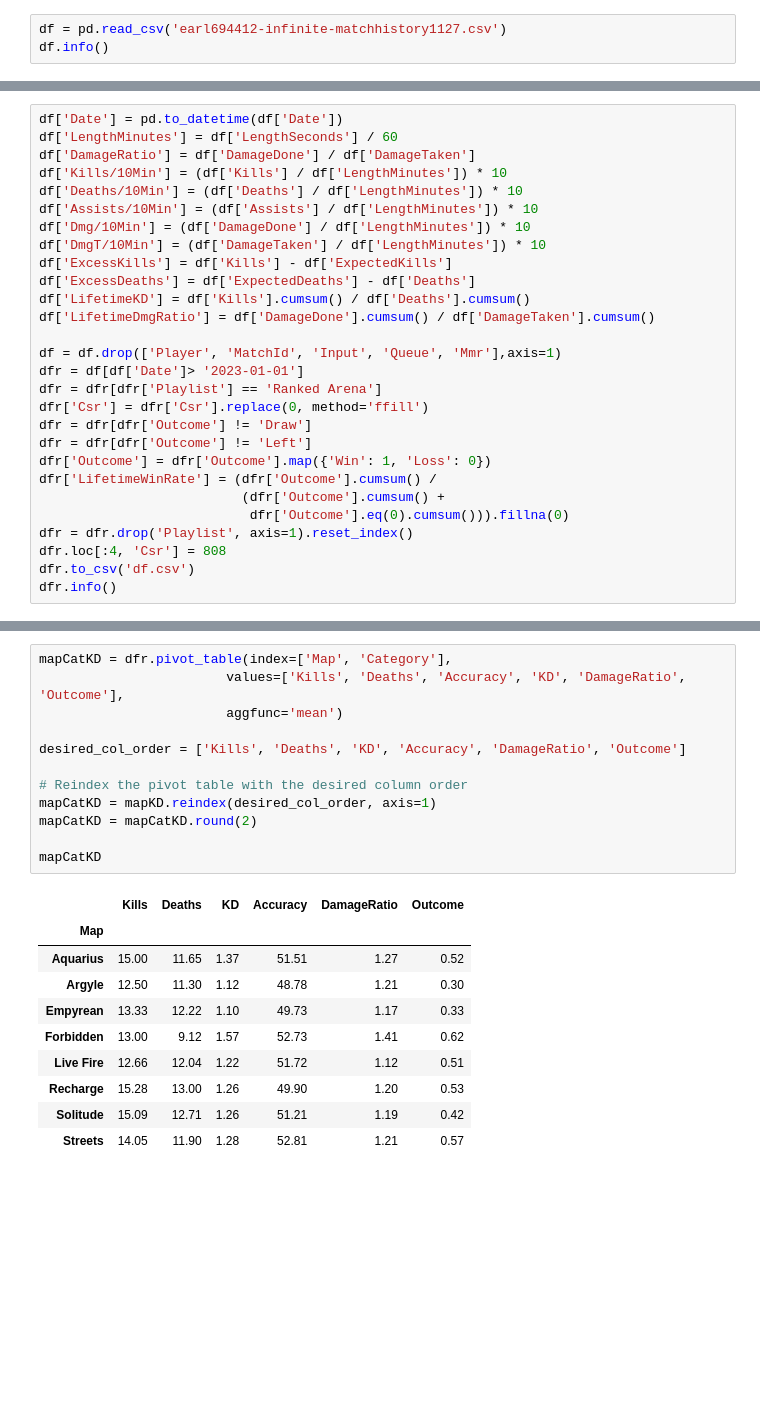
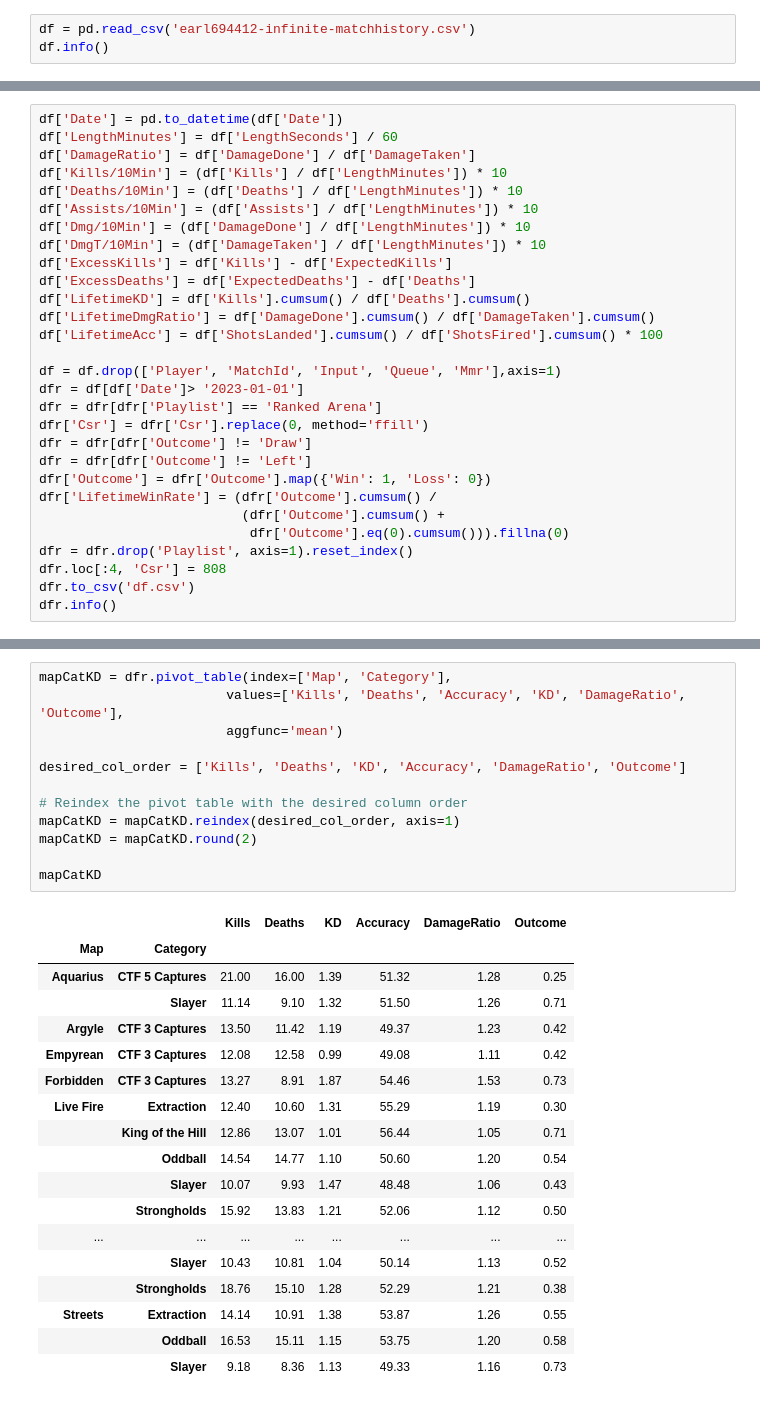
Before and after one commit to palmerac/Halo, a Jupyter notebook: halo.ipynb, the cells around one changed output, grey strips where cells are left out. Drawn from its saved outputs; the diff is of its cells as text; blank space fills up the shorter version.

```diff
--- a/halo.ipynb
+++ b/halo.ipynb
@@ -8,7 +8,7 @@ plt.style.use('ggplot')
 import warnings
 warnings.filterwarnings('ignore')
 # %%
-df = pd.read_csv('earl694412-infinite-matchhistory1127.csv')
+df = pd.read_csv('earl694412-infinite-matchhistory.csv')
 df.info()
 # %% [output]
 <class 'pandas.core.frame.DataFrame'>
@@ -41,6 +41,7 @@ df['ExcessKills'] = df['Kills'] - df['ExpectedKills']
 df['ExcessDeaths'] = df['ExpectedDeaths'] - df['Deaths']
 df['LifetimeKD'] = df['Kills'].cumsum() / df['Deaths'].cumsum()
 df['LifetimeDmgRatio'] = df['DamageDone'].cumsum() / df['DamageTaken'].cumsum()
+df['LifetimeAcc'] = df['ShotsLanded'].cumsum() / df['ShotsFired'].cumsum() * 100
 
 df = df.drop(['Player', 'MatchId', 'Input', 'Queue', 'Mmr'],axis=1)
 dfr = df[df['Date']> '2023-01-01']
@@ -230,26 +248,34 @@ Win-Loss: 0-129
 # %%
 mapCatKD = dfr.pivot_table(index=['Map', 'Category'],
                         values=['Kills', 'Deaths', 'Accuracy', 'KD', 'DamageRatio', 'Outcome'],
                         aggfunc='mean')
 
 desired_col_order = ['Kills', 'Deaths', 'KD', 'Accuracy', 'DamageRatio', 'Outcome']
 
 # Reindex the pivot table with the desired column order
-mapCatKD = mapKD.reindex(desired_col_order, axis=1)
+mapCatKD = mapCatKD.reindex(desired_col_order, axis=1)
 mapCatKD = mapCatKD.round(2)
 
 mapCatKD
 # %% [output]
-|  | Kills | Deaths | KD | Accuracy | DamageRatio | Outcome |
-| Map |  |  |  |  |  |  |
-| Aquarius | 15.00 | 11.65 | 1.37 | 51.51 | 1.27 | 0.52 |
-| Argyle | 12.50 | 11.30 | 1.12 | 48.78 | 1.21 | 0.30 |
-| Empyrean | 13.33 | 12.22 | 1.10 | 49.73 | 1.17 | 0.33 |
-| Forbidden | 13.00 | 9.12 | 1.57 | 52.73 | 1.41 | 0.62 |
-| Live Fire | 12.66 | 12.04 | 1.22 | 51.72 | 1.12 | 0.51 |
-| Recharge | 15.28 | 13.00 | 1.26 | 49.90 | 1.20 | 0.53 |
-| Solitude | 15.09 | 12.71 | 1.26 | 51.21 | 1.19 | 0.42 |
-| Streets | 14.05 | 11.90 | 1.28 | 52.81 | 1.21 | 0.57 |
+|  |  | Kills | Deaths | KD | Accuracy | DamageRatio | Outcome |
+| Map | Category |  |  |  |  |  |  |
+| Aquarius | CTF 5 Captures | 21.00 | 16.00 | 1.39 | 51.32 | 1.28 | 0.25 |
+|  | Slayer | 11.14 | 9.10 | 1.32 | 51.50 | 1.26 | 0.71 |
+| Argyle | CTF 3 Captures | 13.50 | 11.42 | 1.19 | 49.37 | 1.23 | 0.42 |
+| Empyrean | CTF 3 Captures | 12.08 | 12.58 | 0.99 | 49.08 | 1.11 | 0.42 |
+| Forbidden | CTF 3 Captures | 13.27 | 8.91 | 1.87 | 54.46 | 1.53 | 0.73 |
+| Live Fire | Extraction | 12.40 | 10.60 | 1.31 | 55.29 | 1.19 | 0.30 |
+|  | King of the Hill | 12.86 | 13.07 | 1.01 | 56.44 | 1.05 | 0.71 |
+|  | Oddball | 14.54 | 14.77 | 1.10 | 50.60 | 1.20 | 0.54 |
+|  | Slayer | 10.07 | 9.93 | 1.47 | 48.48 | 1.06 | 0.43 |
+|  | Strongholds | 15.92 | 13.83 | 1.21 | 52.06 | 1.12 | 0.50 |
+| ... | ... | ... | ... | ... | ... | ... | ... |
+|  | Slayer | 10.43 | 10.81 | 1.04 | 50.14 | 1.13 | 0.52 |
+|  | Strongholds | 18.76 | 15.10 | 1.28 | 52.29 | 1.21 | 0.38 |
+| Streets | Extraction | 14.14 | 10.91 | 1.38 | 53.87 | 1.26 | 0.55 |
+|  | Oddball | 16.53 | 15.11 | 1.15 | 53.75 | 1.20 | 0.58 |
+|  | Slayer | 9.18 | 8.36 | 1.13 | 49.33 | 1.16 | 0.73 |
 # %%
 mapKD = dfr.pivot_table(index='Map',
                         values=['Kills', 'Deaths', 'Assists', 'Accuracy', 'KD', 'DamageRatio', 'Outcome'],
```
Also changed, not shown: parts of 18 cells of this notebook, 14 other files.
